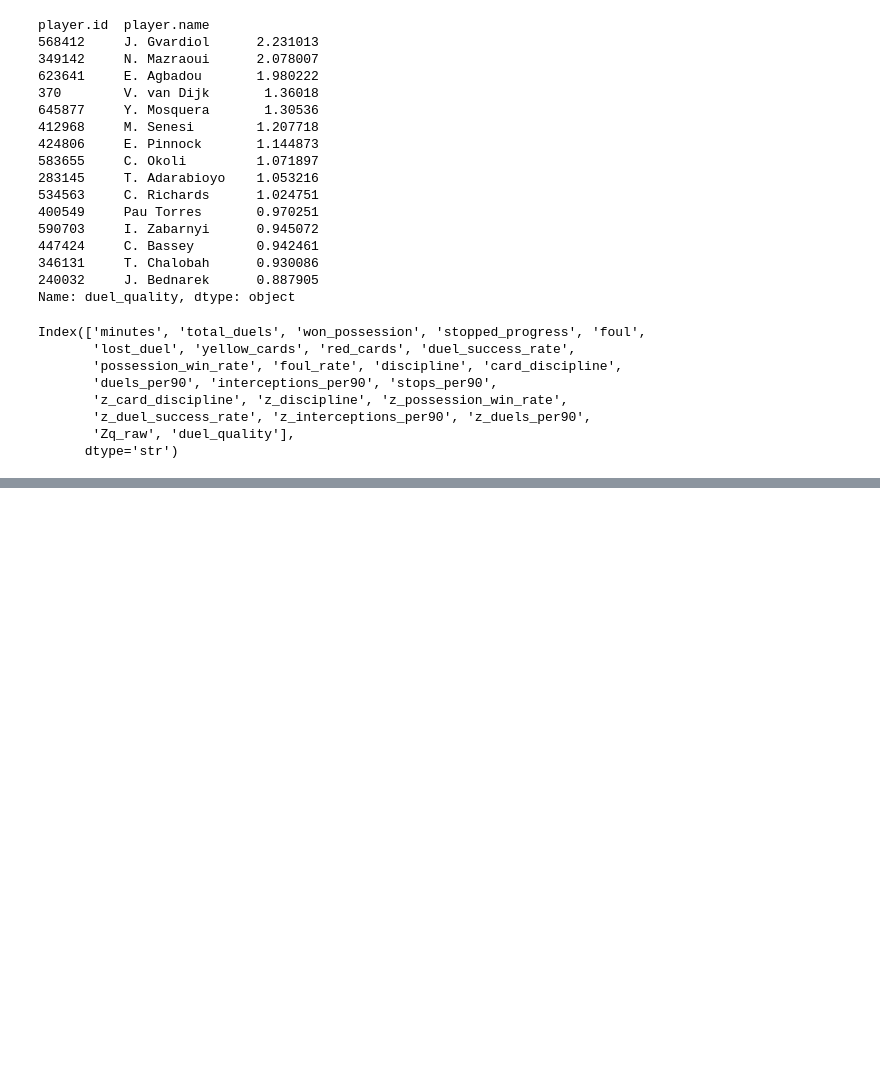
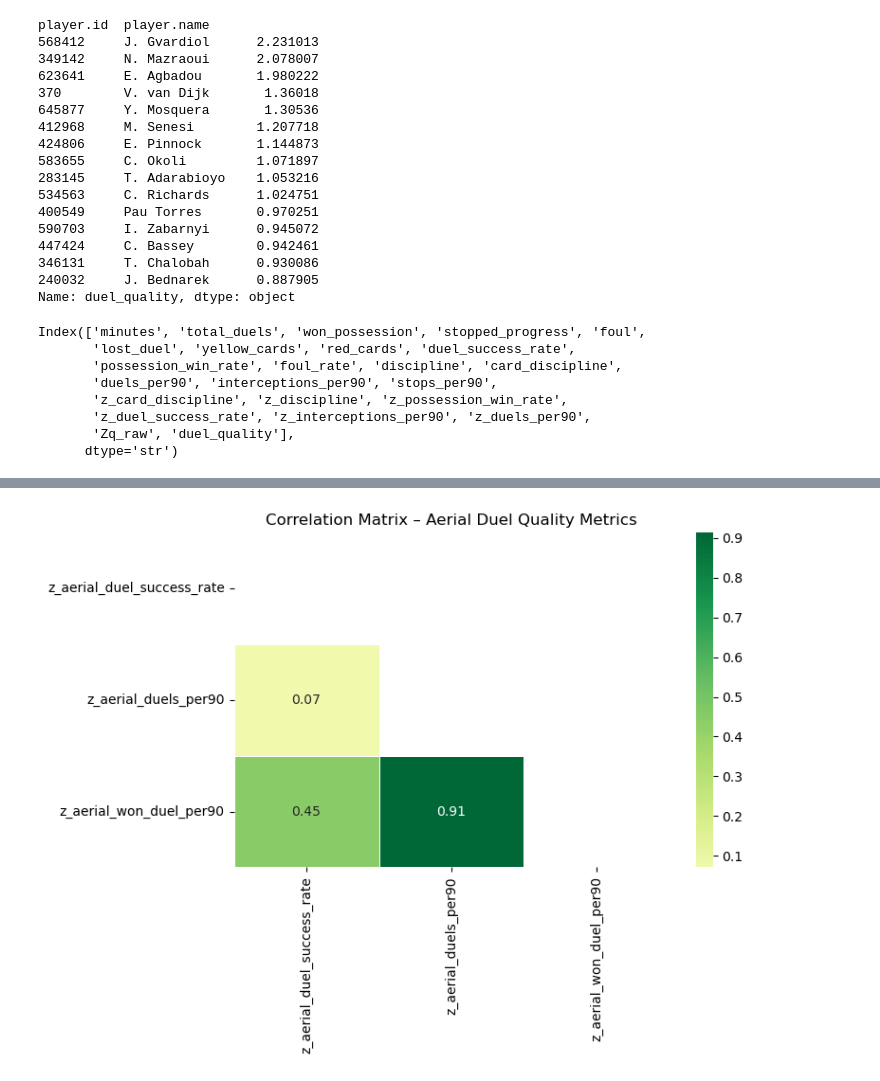
Before and after one commit to Giorgis3/Twelve-GPT-Educational-Giorgis, a Jupyter notebook: nbs/qualities.ipynb, the cells around one changed output, grey strips where cells are left out. Saved outputs shown, nothing was run; the diff lists cells and outputs as text; code cells hidden in the pictures; blank space fills up the shorter version.

```diff
--- a/nbs/qualities.ipynb
+++ b/nbs/qualities.ipynb
@@ -1202,0 +1599,3 @@ ground_duels = cb_events[cb_events["groundDuel"].notna()]
+# %%
+aerial_duel_summary.dropna(inplace=True)
+aerial_duel_summary
@@ -1202,0 +1617,3 @@ ground_duels = cb_events[cb_events["groundDuel"].notna()]
+# %%
+aerial_duel_summary_filt = aerial_duel_summary[aerial_duel_summary["total_duels"] >= 10]
+aerial_duel_summary_filt = aerial_duel_summary_filt[aerial_duel_summary_filt["minutes"] >= 300]
@@ -1202,0 +1641,12 @@ ground_duels = cb_events[cb_events["groundDuel"].notna()]
+# %%
+metrics = [
+    "aerial_duel_success_rate",
+    "aerial_duels_per90",
+    "aerial_won_duel_per90"
+]
+
+# Standardise: subtract column mean, divide by column std → z-score
+z_scores = (aerial_duel_summary_filt[metrics] - aerial_duel_summary_filt[metrics].mean()) / aerial_duel_summary_filt[metrics].std()
+
+# Rename columns to z_ prefix (e.g. card_discipline → z_card_discipline)
+z_scores.columns = ["z_" + col for col in z_scores.columns]
@@ -1202,0 +1695,27 @@ ground_duels = cb_events[cb_events["groundDuel"].notna()]
+# %%
+import seaborn as sns
+import matplotlib.pyplot as plt
+import numpy as np
+
+corr = z_scores.corr()
+
+# Create mask for upper triangle
+mask = np.triu(np.ones_like(corr, dtype=bool))
+
+plt.figure(figsize=(8,6))
+
+sns.heatmap(
+    corr,
+    mask=mask,
+    annot=True,
+    cmap="RdYlGn",
+    center=0,
+    fmt=".2f",
+    linewidths=0.5
+)
+
+plt.title("Correlation Matrix – Aerial Duel Quality Metrics")
+plt.tight_layout()
+plt.show()
+# %% [output]
+[figure, added]
```
Also changed, not shown: parts of 61 cells of this notebook.
